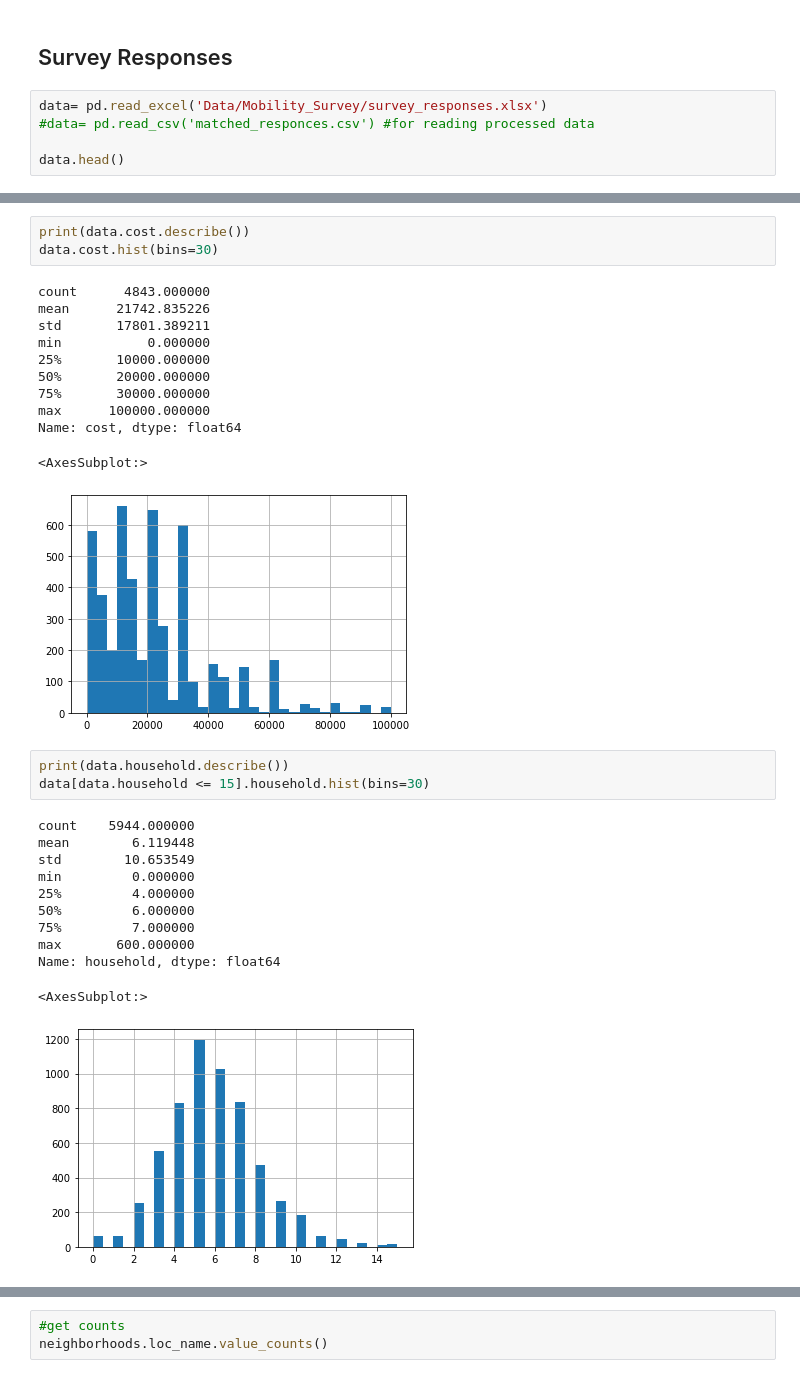
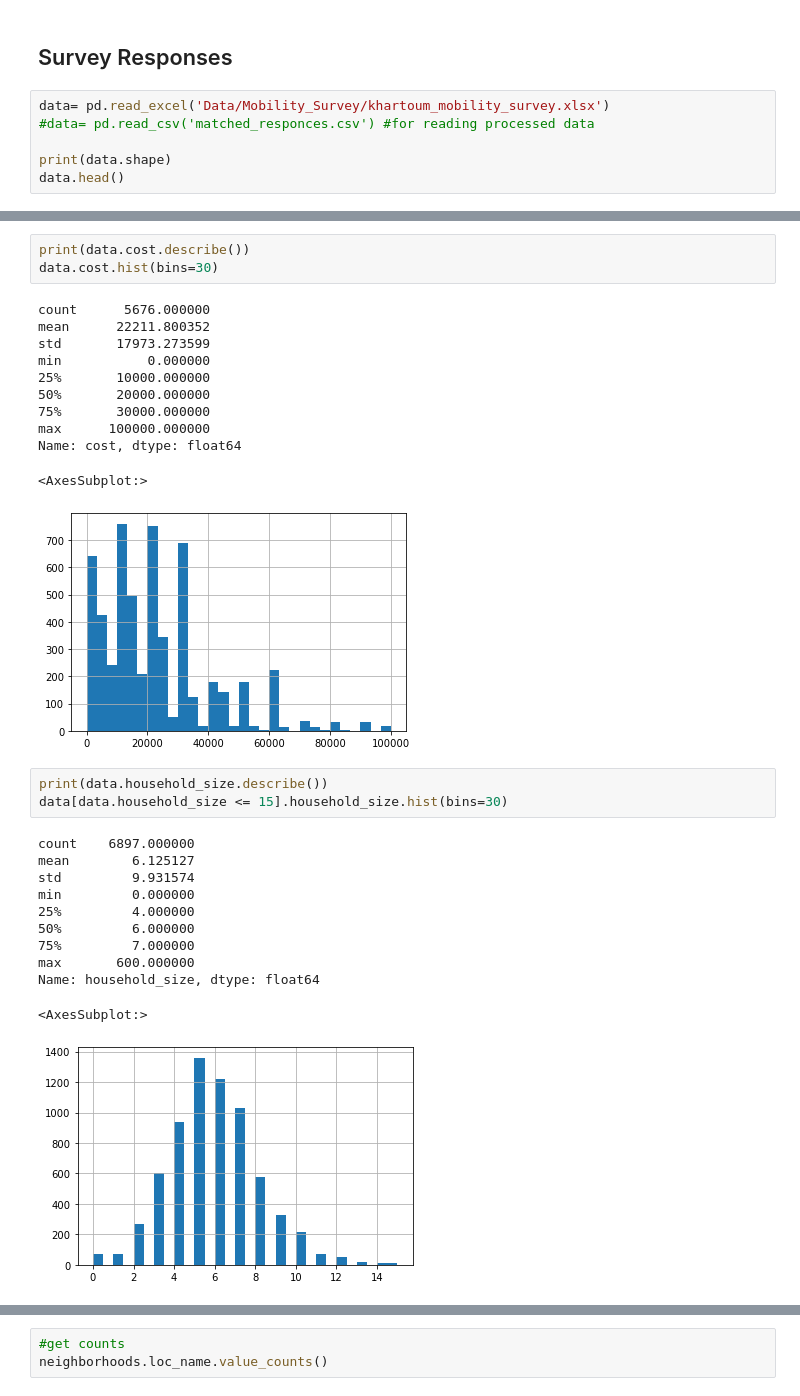
Before and after one commit to amolood/khartoumap, a Jupyter notebook: mapping_notebook.ipynb, the cells around one changed output, grey strips where cells are left out. Drawn from its saved outputs; the diff is of its cells as text.

Commit message:
full survey data

```diff
--- a/mapping_notebook.ipynb
+++ b/mapping_notebook.ipynb
@@ -191,8 +191,9 @@ ax.set_axis_off()
 # %% [markdown]
 ## Survey Responses
 # %%
-data= pd.read_excel('Data/Mobility_Survey/survey_responses.xlsx')
+data= pd.read_excel('Data/Mobility_Survey/khartoum_mobility_survey.xlsx')
 #data= pd.read_csv('matched_responces.csv') #for reading processed data
 
+print(data.shape)
 data.head()
 # %% [output]
@@ -207,9 +209,9 @@ data.head()
 print(data.cost.describe())
 data.cost.hist(bins=30)
 # %% [output]
-count      4843.000000
-mean      21742.835226
-std       17801.389211
+count      5676.000000
+mean      22211.800352
+std       17973.273599
 min           0.000000
 25%       10000.000000
 50%       20000.000000
@@ -217,22 +219,22 @@ min           0.000000
 max      100000.000000
 Name: cost, dtype: float64
 <AxesSubplot:>
-[figure, old version]
+[figure, new version]
 # %%
-print(data.household.describe())
-data[data.household <= 15].household.hist(bins=30)
+print(data.household_size.describe())
+data[data.household_size <= 15].household_size.hist(bins=30)
 # %% [output]
-count    5944.000000
-mean        6.119448
-std        10.653549
+count    6897.000000
+mean        6.125127
+std         9.931574
 min         0.000000
 25%         4.000000
 50%         6.000000
 75%         7.000000
 max       600.000000
-Name: household, dtype: float64
+Name: household_size, dtype: float64
 <AxesSubplot:>
-[figure, old version]
+[figure, new version]
 # %%
 print(data.household_youth.describe())
 data[data.household_youth <= 15].household_youth.hist(bins=30)
```
Also changed, not shown: parts of 32 cells of this notebook, 10 other files.
